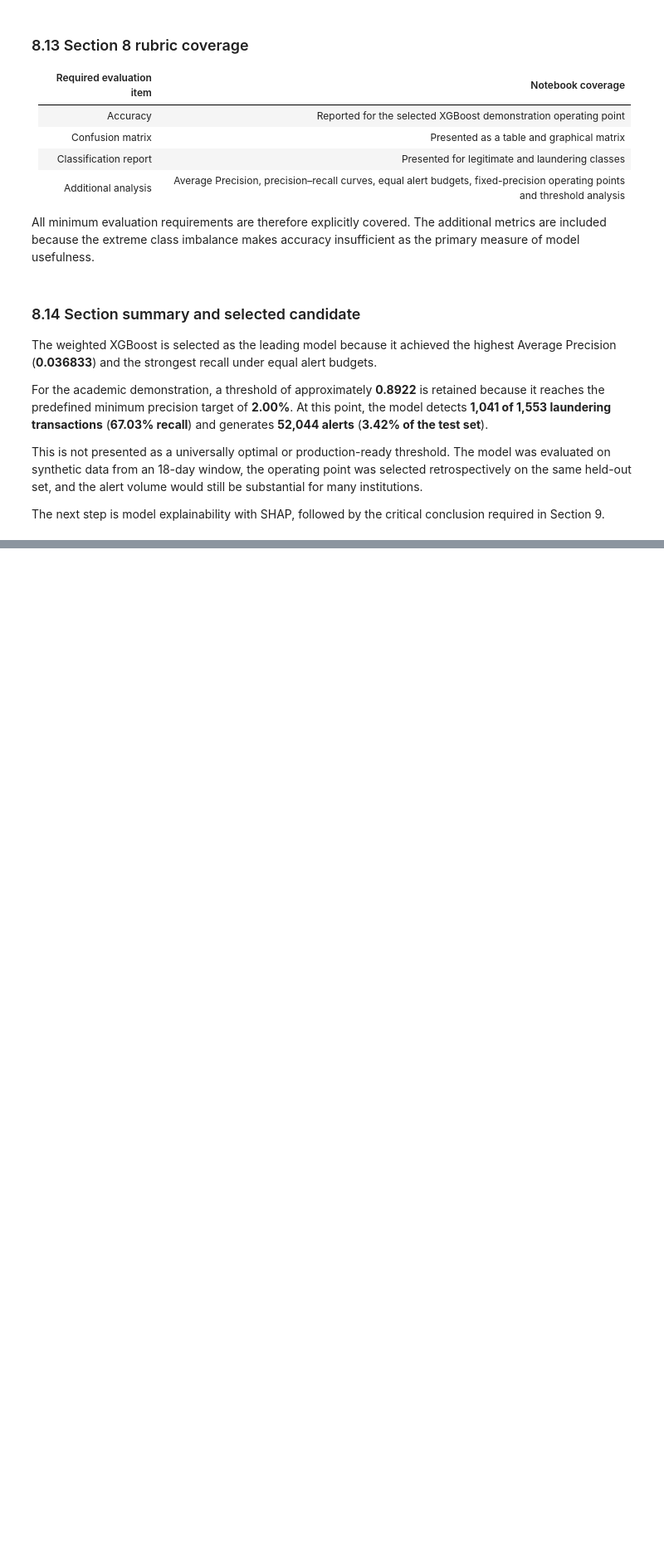
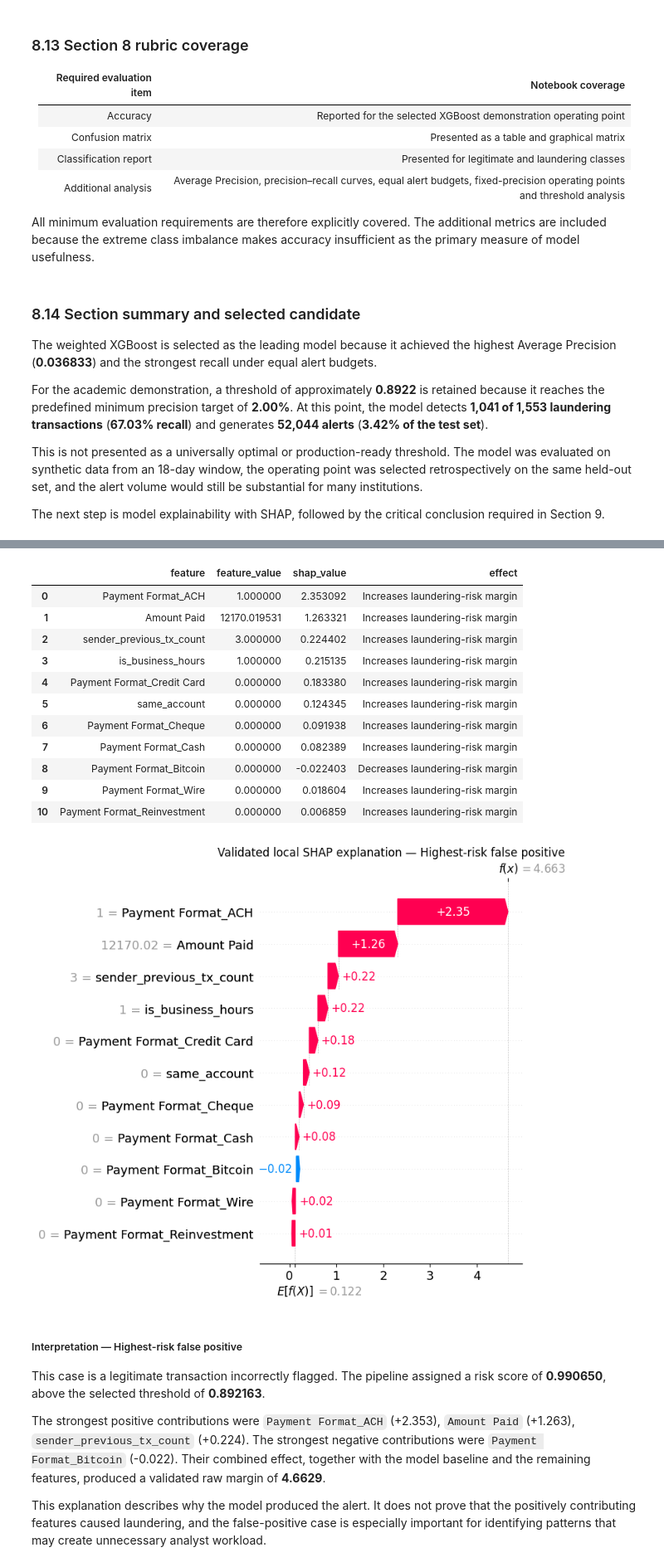
Before and after one commit to caiobernardinelli/amlguard, a Jupyter notebook: notebooks/01_aml_pipeline.ipynb, the cells around one changed output, grey strips where cells are left out. Shown at 83% size. Drawn from its saved outputs; the diff is of its cells as text; code cells hidden in the pictures; blank space fills up the shorter version.

```diff
--- a/notebooks/01_aml_pipeline.ipynb
+++ b/notebooks/01_aml_pipeline.ipynb
@@ -2929,0 +4224,12 @@ This section should be completed only after the SHAP analysis so that model beha
+# %%
+false_positive_local_result = (
+    explain_test_transaction(
+        test_position=(
+            highest_risk_false_positive
+        ),
+        case_label=(
+            "Highest-risk false positive"
+        ),
+    )
+)
+# %% [output]
@@ -2929,0 +4255,29 @@ This section should be completed only after the SHAP analysis so that model beha
+|  | feature | feature_value | shap_value | effect |
+| 0 | Payment Format_ACH | 1.000000 | 2.353092 | Increases laundering-risk margin |
+| 1 | Amount Paid | 12170.019531 | 1.263321 | Increases laundering-risk margin |
+| 2 | sender_previous_tx_count | 3.000000 | 0.224402 | Increases laundering-risk margin |
+| 3 | is_business_hours | 1.000000 | 0.215135 | Increases laundering-risk margin |
+| 4 | Payment Format_Credit Card | 0.000000 | 0.183380 | Increases laundering-risk margin |
+| 5 | same_account | 0.000000 | 0.124345 | Increases laundering-risk margin |
+| 6 | Payment Format_Cheque | 0.000000 | 0.091938 | Increases laundering-risk margin |
+| 7 | Payment Format_Cash | 0.000000 | 0.082389 | Increases laundering-risk margin |
+| 8 | Payment Format_Bitcoin | 0.000000 | -0.022403 | Decreases laundering-risk margin |
+| 9 | Payment Format_Wire | 0.000000 | 0.018604 | Increases laundering-risk margin |
+| 10 | Payment Format_Reinvestment | 0.000000 | 0.006859 | Increases laundering-risk margin |
+[figure, added]
+
+##### Interpretation — Highest-risk false positive
+
+This case is a legitimate transaction incorrectly flagged. The pipeline assigned a risk score of
+**0.990650**, above the selected threshold of
+**0.892163**.
+
+The strongest positive contributions were `Payment Format_ACH` (+2.353), `Amount Paid` (+1.263), `sender_previous_tx_count` (+0.224). The
+strongest negative contributions were `Payment Format_Bitcoin` (-0.022). Their combined
+effect, together with the model baseline and the remaining features,
+produced a validated raw margin of **4.6629**.
+
+This explanation describes why the model produced the alert. It does not
+prove that the positively contributing features caused laundering, and
+the false-positive case is especially important for identifying patterns
+that may create unnecessary analyst workload.
```
Also changed, not shown: parts of 40 cells of this notebook, 6 other files.
